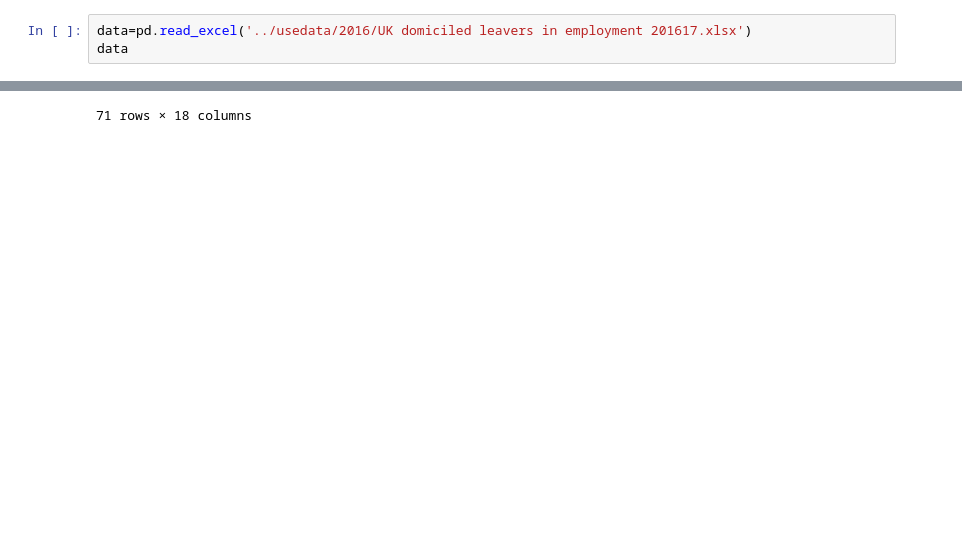
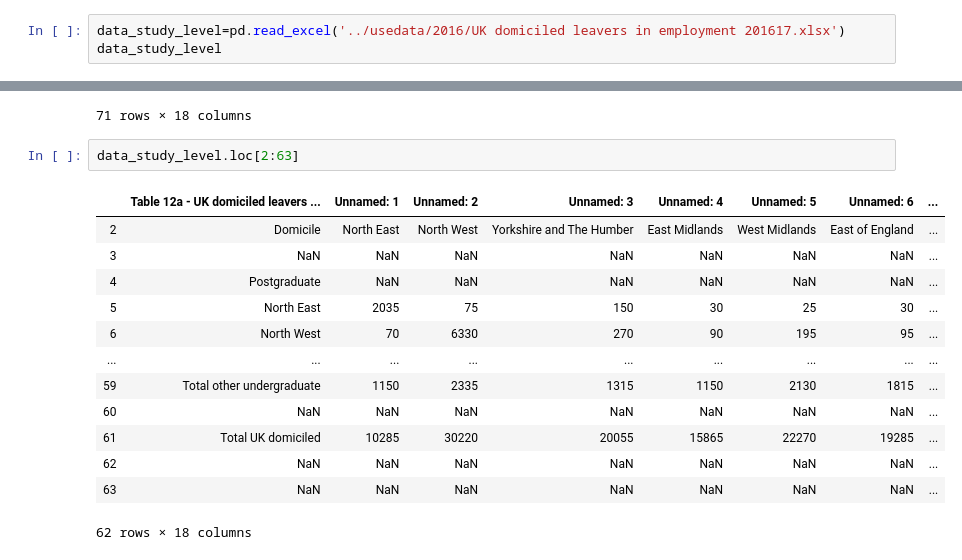
Before and after one commit to Jishenshen/Employment, a Jupyter notebook: data.ipynb, the cells around one changed output, grey strips where cells are left out. Saved outputs shown, nothing was run; the diff lists cells and outputs as text; blank space fills up the shorter version.

```diff
--- a/data.ipynb
+++ b/data.ipynb
@@ -8,8 +8,8 @@ import seaborn as sns; sns.set()
 from plotly import graph_objects as go
 %matplotlib inline
 # %%
-data=pd.read_excel('../usedata/2016/UK domiciled leavers in employment 201617.xlsx')
-data
+data_study_level=pd.read_excel('../usedata/2016/UK domiciled leavers in employment 201617.xlsx')
+data_study_level
 # %% [output]
 |  | Table 12a - UK domiciled leavers ... | Unnamed: 1 | Unnamed: 2 | Unnamed: 3 | Unnamed: 4 | Unnamed: 5 | Unnamed: 6 | ... |
 | 0 | NaN | NaN | NaN | NaN | NaN | NaN | NaN | ... |
@@ -24,3 +24,19 @@ data
 | 69 | Published by HESA, 2018 | NaN | NaN | NaN | NaN | NaN | NaN | ... |
 | 70 | www.hesa.ac.uk | NaN | NaN | NaN | NaN | NaN | NaN | ... |
 71 rows × 18 columns
+# %%
+data_study_level.loc[2:63]
+# %% [output]
+|  | Table 12a - UK domiciled leavers ... | Unnamed: 1 | Unnamed: 2 | Unnamed: 3 | Unnamed: 4 | Unnamed: 5 | Unnamed: 6 | ... |
+| 2 | Domicile | North East | North West | Yorkshire and The Humber | East Midlands | West Midlands | East of England | ... |
+| 3 | NaN | NaN | NaN | NaN | NaN | NaN | NaN | ... |
+| 4 | Postgraduate | NaN | NaN | NaN | NaN | NaN | NaN | ... |
+| 5 | North East | 2035 | 75 | 150 | 30 | 25 | 30 | ... |
+| 6 | North West | 70 | 6330 | 270 | 90 | 195 | 95 | ... |
+| ... | ... | ... | ... | ... | ... | ... | ... | ... |
+| 59 | Total other undergraduate | 1150 | 2335 | 1315 | 1150 | 2130 | 1815 | ... |
+| 60 | NaN | NaN | NaN | NaN | NaN | NaN | NaN | ... |
+| 61 | Total UK domiciled | 10285 | 30220 | 20055 | 15865 | 22270 | 19285 | ... |
+| 62 | NaN | NaN | NaN | NaN | NaN | NaN | NaN | ... |
+| 63 | NaN | NaN | NaN | NaN | NaN | NaN | NaN | ... |
+62 rows × 18 columns
```
Also changed, not shown: parts of 13 cells of this notebook, 3 other files.
